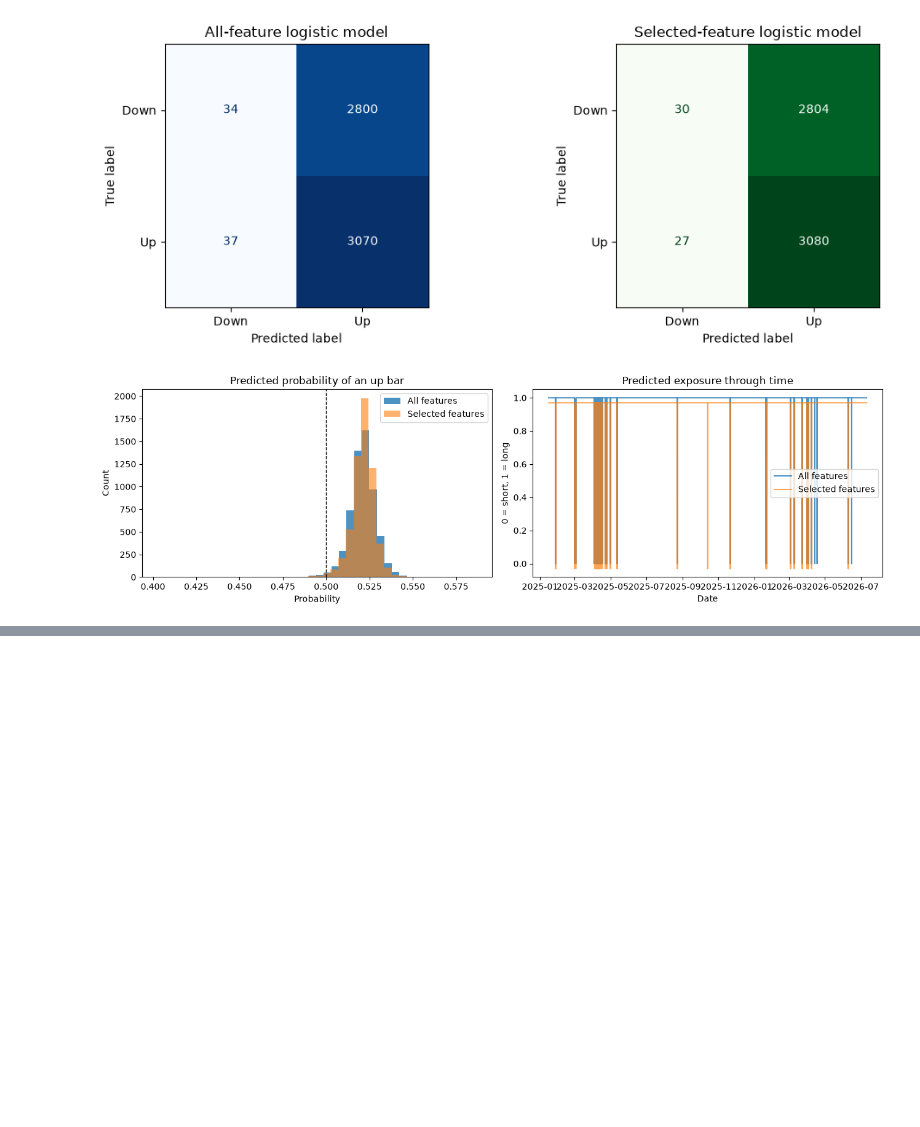
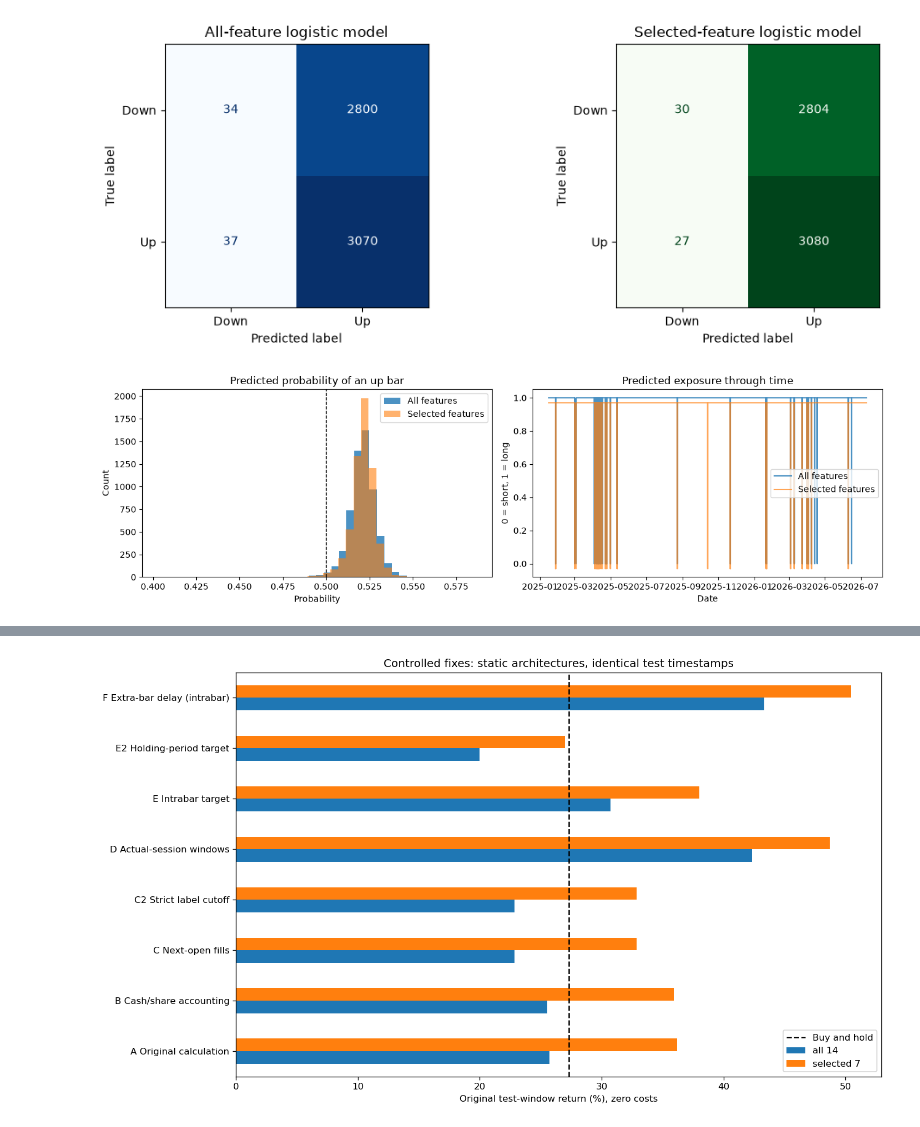
Before and after one commit to ParthM02/ml-stock-project, a Jupyter notebook: spy_hourly_model_full_experiment.ipynb, the cells around one changed output, grey strips where cells are left out. Drawn from its saved outputs; the diff is of its cells as text; code cells hidden in the pictures; blank space fills up the shorter version.

```diff
--- a/spy_hourly_model_full_experiment.ipynb
+++ b/spy_hourly_model_full_experiment.ipynb
@@ -885,0 +903,70 @@ Key limitations for follow-up work:
+# %%
+from pathlib import Path
+import json
+
+import matplotlib.pyplot as plt
+import numpy as np
+import pandas as pd
+
+from spy_hourly_audit import AuditConfig, audit_fingerprint, run_audit
+
+SPY_AUDIT_ROOT = Path.cwd()
+SPY_AUDIT_DATA = SPY_AUDIT_ROOT / "data"
+SPY_AUDIT_OUTPUT = SPY_AUDIT_ROOT / "artifacts" / "spy_hourly_audit"
+SPY_AUDIT_CONFIG = AuditConfig(cost_bps=0.0, sensitivity_cost_bps=1.0)
+REBUILD_SPY_AUDIT = False
+spy_audit_report_path = SPY_AUDIT_OUTPUT / "audit_report.json"
+spy_audit_report = (
+    json.loads(spy_audit_report_path.read_text())
+    if spy_audit_report_path.exists()
+    else None
+)
+if (
+    REBUILD_SPY_AUDIT
+    or spy_audit_report is None
+    or spy_audit_report.get("fingerprint")
+    != audit_fingerprint(SPY_AUDIT_DATA, SPY_AUDIT_CONFIG)
+):
+    spy_audit_report = run_audit(SPY_AUDIT_DATA, SPY_AUDIT_OUTPUT, SPY_AUDIT_CONFIG)
+spy_controlled = pd.read_csv(SPY_AUDIT_OUTPUT / "controlled_results.csv")
+spy_paths = pd.read_csv(
+    SPY_AUDIT_OUTPUT / "controlled_paths.csv", parse_dates=["datetime"]
+)
+spy_stage_names = {
+    "A original log accounting": "A Original calculation",
+    "B cash/share accounting": "B Cash/share accounting",
+    "C next-open fills; same forecasts": "C Next-open fills",
+    "C2 strict cutoff; legacy windows": "C2 Strict label cutoff",
+    "D session windows + strict label cutoff": "D Actual-session windows",
+    "E intrabar target + session windows": "E Intrabar target",
+    "E2 next-open holding-period target": "E2 Holding-period target",
+    "F extra observed-bar signal delay": "F Extra-bar delay (intrabar)",
+    "G nested quarterly selection": "G Quarterly intrabar selection",
+    "H nested selection; holding-period target": "H Quarterly holding selection",
+}
+spy_controlled["repair"] = spy_controlled["stage"].map(spy_stage_names)
+spy_control_table = spy_controlled.pivot(
+    index=["repair", "model"], columns="cost_bps", values="return"
+)
+spy_control_table = (100 * spy_control_table).rename(
+    columns={0.0: "return_zero_cost_pct", 1.0: "return_1bp_pct"}
+)
+display(spy_control_table.round(2))
+spy_zero = spy_controlled.loc[spy_controlled["cost_bps"].eq(0)]
+spy_zero_static = spy_zero.loc[spy_zero["model"].isin(["selected 7", "all 14"])]
+spy_zero_static.pivot(index="repair", columns="model", values="return").mul(
+    100
+).plot.barh(figsize=(12, 7))
+plt.axvline(
+    100 * spy_zero.loc[spy_zero["model"].eq("buy and hold"), "return"].iloc[0],
+    color="black",
+    linestyle="--",
+    label="Buy and hold",
+)
+plt.xlabel("Original test-window return (%), zero costs")
+plt.ylabel("")
+plt.title("Controlled fixes: static architectures, identical test timestamps")
+plt.legend()
+plt.tight_layout()
+plt.show()
+# %% [output]
@@ -885,0 +991 @@ Key limitations for follow-up work:
+[figure, added]
```
Also changed, not shown: parts of 20 cells of this notebook, 9 other files.
